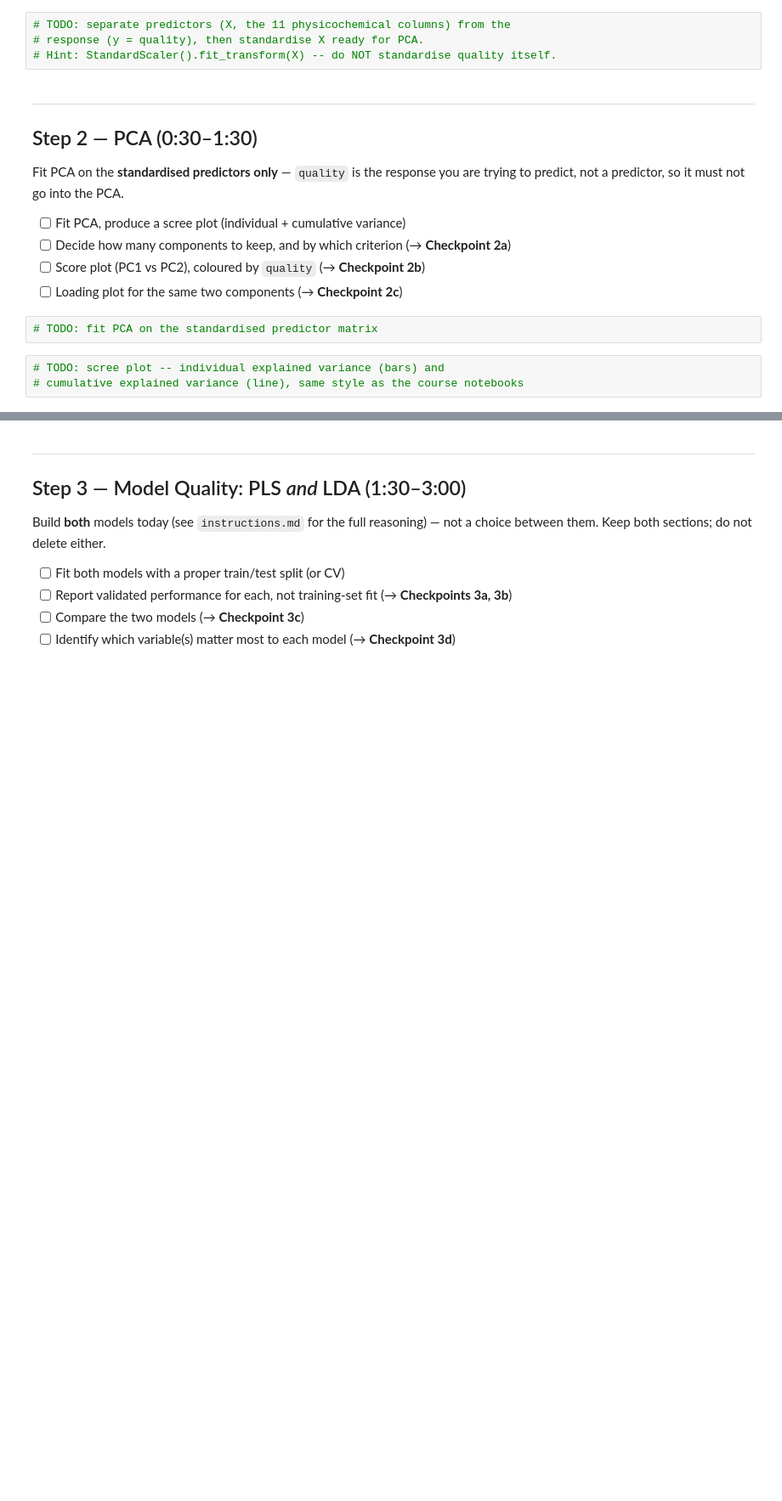
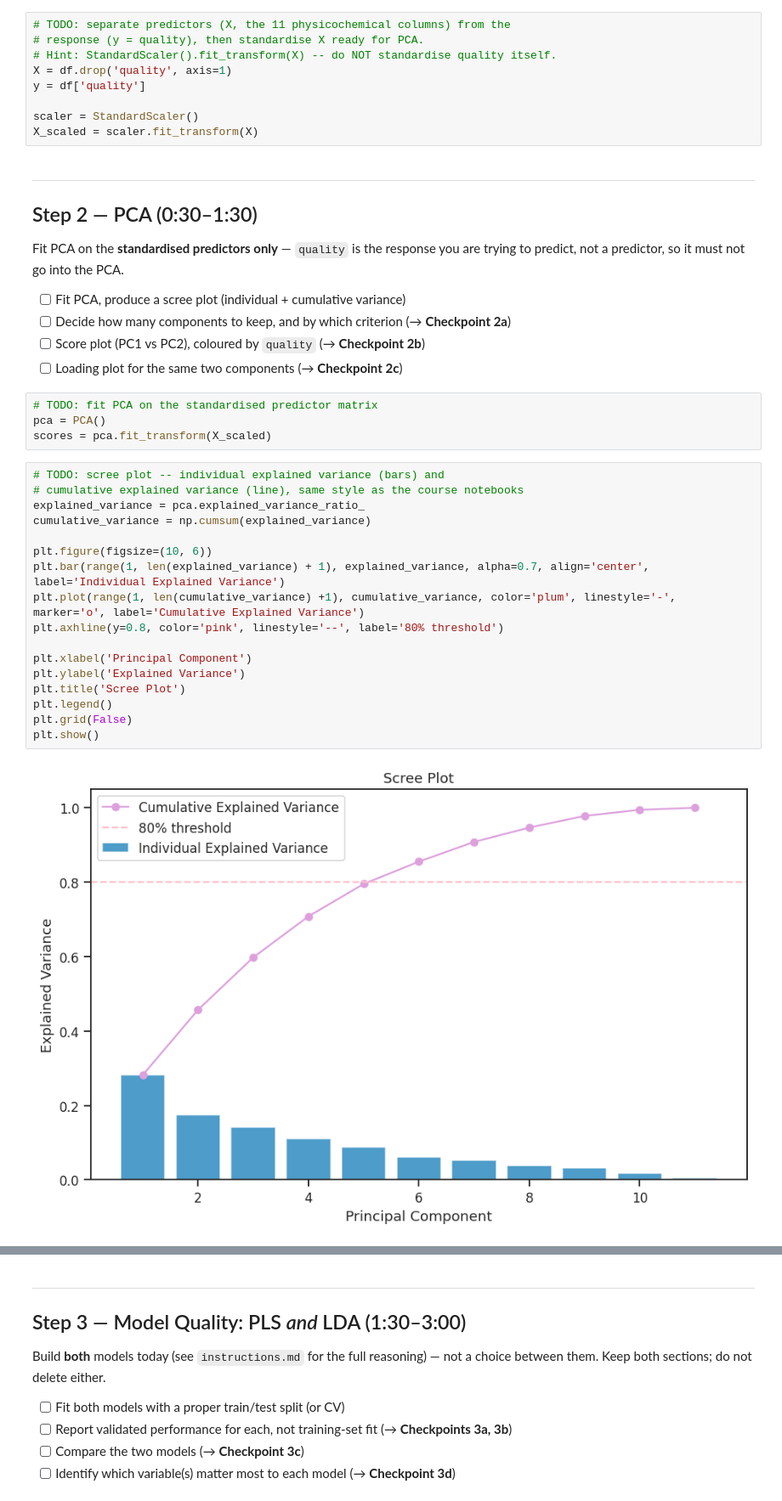
Before and after one commit to alva-jpg/1kb570_2026-hej, a Jupyter notebook: Labs/02_modelling_wine_quality/starter_notebook.ipynb, the cells around one changed output, grey strips where cells are left out. Shown at 85% size. Cells and saved outputs as stored; diff of their text form; blank space fills up the shorter version.

```diff
--- a/Labs/02_modelling_wine_quality/starter_notebook.ipynb
+++ b/Labs/02_modelling_wine_quality/starter_notebook.ipynb
@@ -64,6 +153,11 @@ df.head()
 # TODO: separate predictors (X, the 11 physicochemical columns) from the
 # response (y = quality), then standardise X ready for PCA.
 # Hint: StandardScaler().fit_transform(X) -- do NOT standardise quality itself.
+X = df.drop('quality', axis=1)
+y = df['quality']
+
+scaler = StandardScaler()
+X_scaled = scaler.fit_transform(X)
 # %% [markdown]
 ---
 ## Step 2 — PCA (0:30–1:30)
@@ -77,9 +171,27 @@ you are trying to predict, not a predictor, so it must not go into the PCA.
 - [ ] Loading plot for the same two components (→ **Checkpoint 2c**)
 # %%
 # TODO: fit PCA on the standardised predictor matrix
+pca = PCA()
+scores = pca.fit_transform(X_scaled)
 # %%
 # TODO: scree plot -- individual explained variance (bars) and
 # cumulative explained variance (line), same style as the course notebooks
+explained_variance = pca.explained_variance_ratio_
+cumulative_variance = np.cumsum(explained_variance)
+
+plt.figure(figsize=(10, 6))
+plt.bar(range(1, len(explained_variance) + 1), explained_variance, alpha=0.7, align='center', label='Individual Explained Variance')
+plt.plot(range(1, len(cumulative_variance) +1), cumulative_variance, color='plum', linestyle='-', marker='o', label='Cumulative Explained Variance')
+plt.axhline(y=0.8, color='pink', linestyle='--', label='80% threshold')
+
+plt.xlabel('Principal Component')
+plt.ylabel('Explained Variance')
+plt.title('Scree Plot')
+plt.legend()
+plt.grid(False)
+plt.show()
+# %% [output]
+[figure, added]
 # %%
 # TODO: score plot -- PC1 vs PC2, colour the points by `quality`
 # (a continuous colourmap, e.g. cmap='viridis', works well for an ordinal 0-10 score)
```
Also changed, not shown: parts of 8 cells of this notebook.
